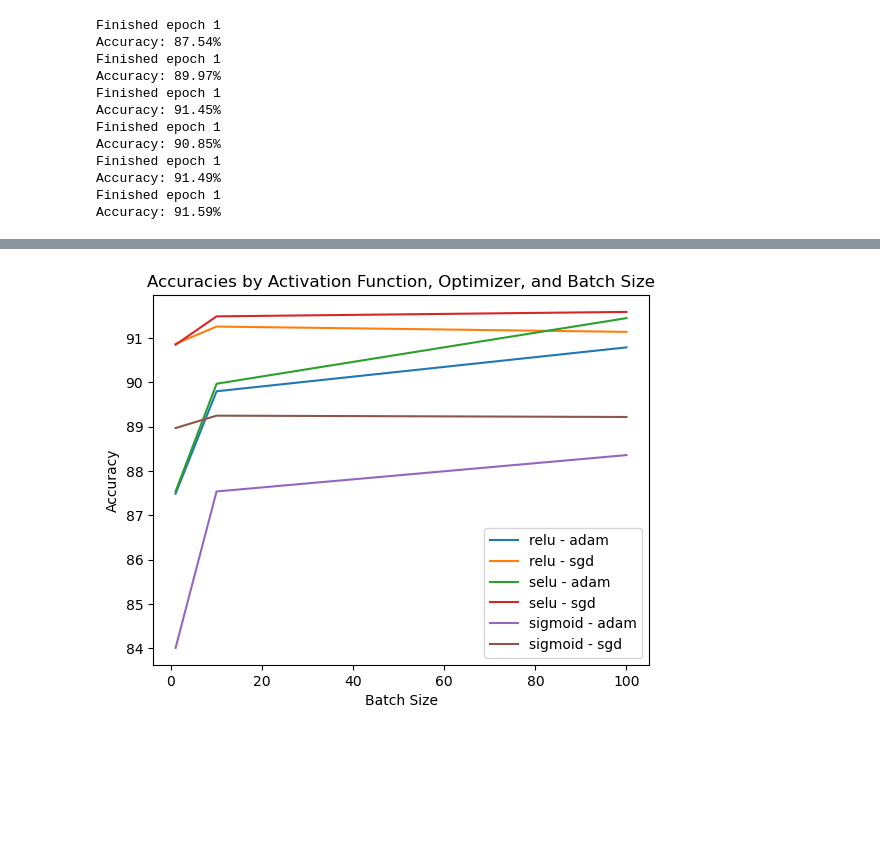
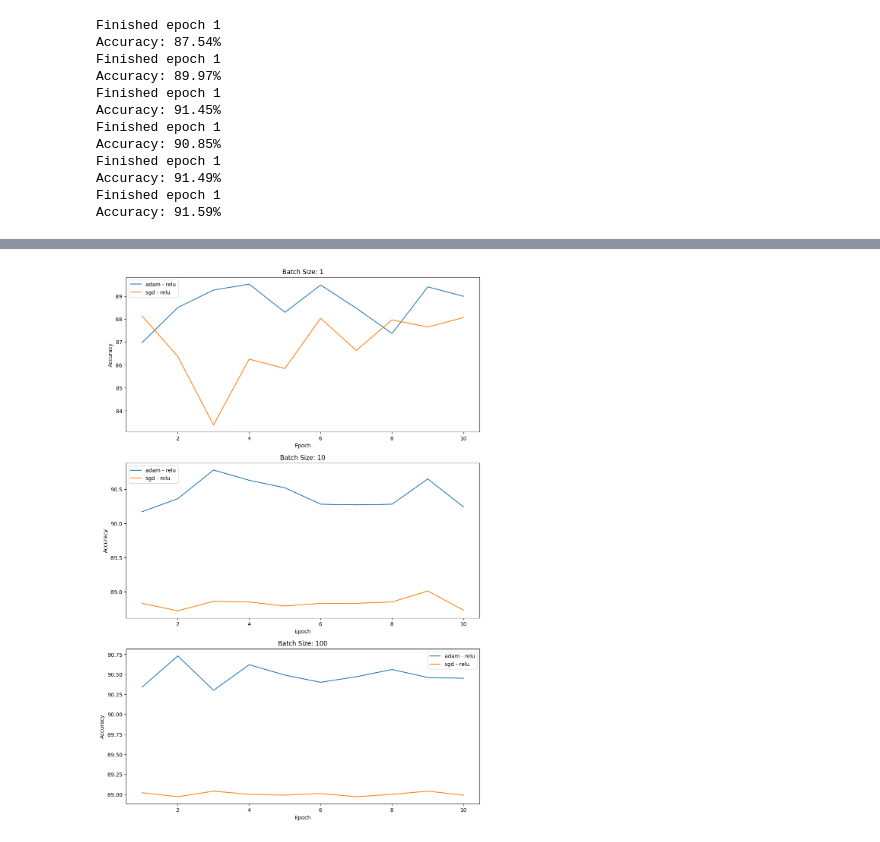
Before and after one commit to Avolord/DeepLearning, a Jupyter notebook: Exercise1/exercise1.ipynb, the cells around one changed output, grey strips where cells are left out. Saved outputs shown, nothing was run; the diff lists cells and outputs as text; code cells hidden in the pictures; blank space fills up the shorter version.

```diff
--- a/Exercise1/exercise1.ipynb
+++ b/Exercise1/exercise1.ipynb
@@ -204,7 +227,7 @@ Accuracy: 89.22%
 #save the accuracies in a file
 import json
 # Specify the file path
-file_path = 'Exercise1/accuracies.json'
+file_path = './accuracies.json'
 
 # Convert the accuracies dictionary to a JSON string
 accuracies_json = json.dumps(accuracies)
@@ -212,23 +235,3 @@ accuracies_json = json.dumps(accuracies)
 # Write the JSON string to the file
 with open(file_path, 'w') as file:
     file.write(accuracies_json)
-# %%
-import matplotlib.pyplot as plt
-
-# Plot the accuracies dictionary
-for activation_function in accuracies.keys():
-    for optimizer in accuracies[activation_function].keys():
-        plt.plot(batch_sizes, accuracies[activation_function][optimizer], label=f"{activation_function} - {optimizer}")
-
-# Set the plot title and labels
-plt.title("Accuracies by Activation Function, Optimizer, and Batch Size")
-plt.xlabel("Batch Size")
-plt.ylabel("Accuracy")
-
-# Add a legend
-plt.legend()
-
-# Show the plot
-plt.show()
-# %% [output]
-[figure, removed]
@@ -234,0 +270,26 @@ plt.show()
+# %%
+import matplotlib.pyplot as plt
+
+# Plot epochs vs accuracy curve for optimizers and activation function
+#create one plot for each batch size
+fig, axs = plt.subplots(3, 1, figsize=(12, 18))
+
+plot_index = 0
+for batch_size in batch_sizes:
+    for optimizer in optimizers:
+        for activation_function in activation_functions:
+            df_subset = df[(df['optimizer'] == optimizer) & (df['activation_function'] == activation_function) & (df['batch_size'] == batch_size)]
+            axs[plot_index].plot(df_subset['epoch'], df_subset['accuracy'], label=f'{optimizer} - {activation_function}')
+
+
+    # Set the title and labels
+    axs[plot_index].set_title(f'Batch Size: {batch_size}')
+    axs[plot_index].set_xlabel('Epoch')
+    axs[plot_index].set_ylabel('Accuracy')
+    axs[plot_index].legend()
+
+    plot_index += 1
+
+plt.show()
+# %% [output]
+[figure, added]
```
Also changed, not shown: parts of 11 cells of this notebook, 1 other file.
